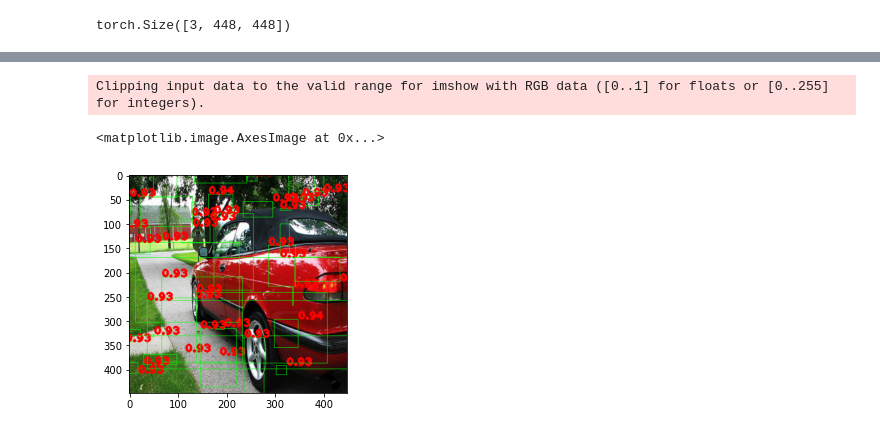
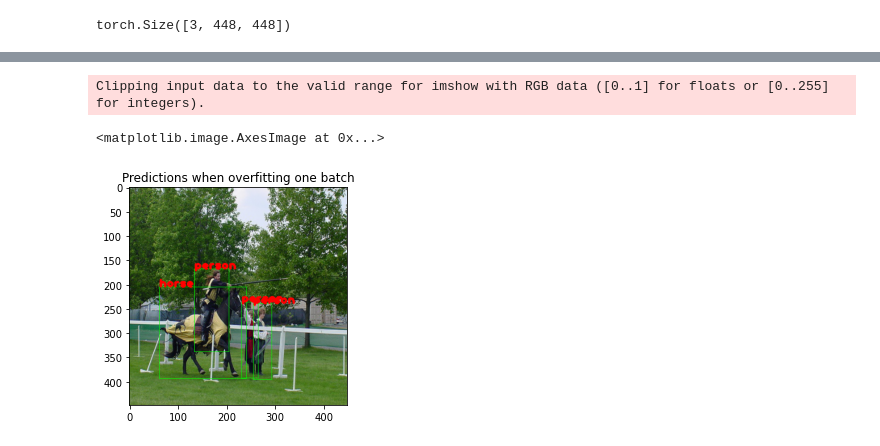
Before and after one commit to bindas1/YOLO-recreated, a Jupyter notebook: Forward_propagation.ipynb, the cells around one changed output, grey strips where cells are left out. Cells and saved outputs as stored; diff of their text form; code cells hidden in the pictures.

Commit message:
reorganize notebook and show sample predictions on one batch

```diff
--- a/Forward_propagation.ipynb
+++ b/Forward_propagation.ipynb
@@ -220,7 +81,7 @@ DECAY = 0.0005
 # 75 epochs 0.01 epochs
 # 30 epochs 0.001
 # 30 epochs 0.0001
-LEARNING_RATE = 0.0001
+LEARNING_RATE = 0.00001
 LAMBDA_NOOBJ = 0.5
 LAMBDA_COORD = 5
 SMOOTH = 1e-6
@@ -435,6 +305,14 @@ torch.Size([32, 7, 7])
 import loss
 # %% [markdown]
 ### Training pipeline
+# %%
+import matplotlib.pyplot as plt
+
+def plot_loss(loss_values):
+    plt.plot(loss_values)
+    plt.ylabel("YOLO loss")
+    plt.xlabel("Epoch")
+    plt.title("Loss values during training")
 # %%
 import loss
 from loss import YoloLoss
@@ -526,11 +419,11 @@ def main():
 # %%
 # main()
 # %%
-model = darknet()
+model = architecture.darknet()
 model.to(device)
 optimizer = SGD(model.parameters(), lr=LEARNING_RATE, momentum=MOMENTUM)
 #     train_dl, test_dl = dataset.prepare_data()
 train_dl_main, test_dl_main = train_dl, test_dl
 one_batch = next(iter(train_dl))
-train_model(one_batch, model)
+train_model(one_batch, model, is_one_batch=True)
 # %% [output]
@@ -578,0 +483,7 @@ Clipping input data to the valid range for imshow with RGB data ([0..1] for floa
+# %%
+classes_dict = {'person': 0, 'bird': 1, 'cat': 2, 'cow': 3, 'dog': 4, 'horse': 5, 'sheep': 6, 'aeroplane': 7,
+                'bicycle': 8, 'boat': 9, 'bus': 10, 'car': 11, 'motorbike': 12, 'train': 13, 'bottle': 14,
+                'chair': 15, 'dining table': 16, 'potted plant': 17, 'sofa': 18, 'tvmonitor': 19}
+
+inv_classes_dict = {v: k for k, v in classes_dict.items()}
+inv_classes_dict[predictions[0][1]]
@@ -589,31 +502,33 @@ predictions[0]
 # %%
 import cv2
 import matplotlib.pyplot as plt
 
 FONT = cv2.FONT_HERSHEY_PLAIN
 green = (0, 255, 0)
 red = (255, 0, 0)
 thickness = 1
 font_size = 1.5
 
-i=1
+i=2
 
 un_norm = dataset.DeNormalize(dataset.MEAN, dataset.STD)
 # denormalize the image
 npimg = un_norm(one_batch[0][i].clone()).numpy()
 npimg = npimg.transpose((1, 2, 0)).copy()
 
 for idx, class_no, conf, x, y, x2, y2 in predictions:
     if idx == i:
         x, y, x2, y2 = int(x*448), int(y*448), int(x2*448), int(y2*448)
         cv2.rectangle(npimg, (x, y), (x2, y2), green, thickness)
-        cv2.putText(npimg, "{:.2f}".format(conf), (x, y), FONT, font_size, red, thickness + 2)
+#         cv2.putText(npimg, "{:.2f}".format(class_no), (x, y), FONT, font_size, red, thickness + 2)
+        cv2.putText(npimg, inv_classes_dict[class_no], (x, y), FONT, font_size, red, thickness + 2)
 
 # Display the image
+plt.title("Predictions when overfitting one batch")
 plt.imshow(npimg)
 # %% [output]
 Clipping input data to the valid range for imshow with RGB data ([0..1] for floats or [0..255] for integers).
 <matplotlib.image.AxesImage at 0x...>
-[figure, old version]
+[figure, new version]
 # %%
 torch.cuda.empty_cache()
```
Also changed, not shown: parts of 18 cells of this notebook.
